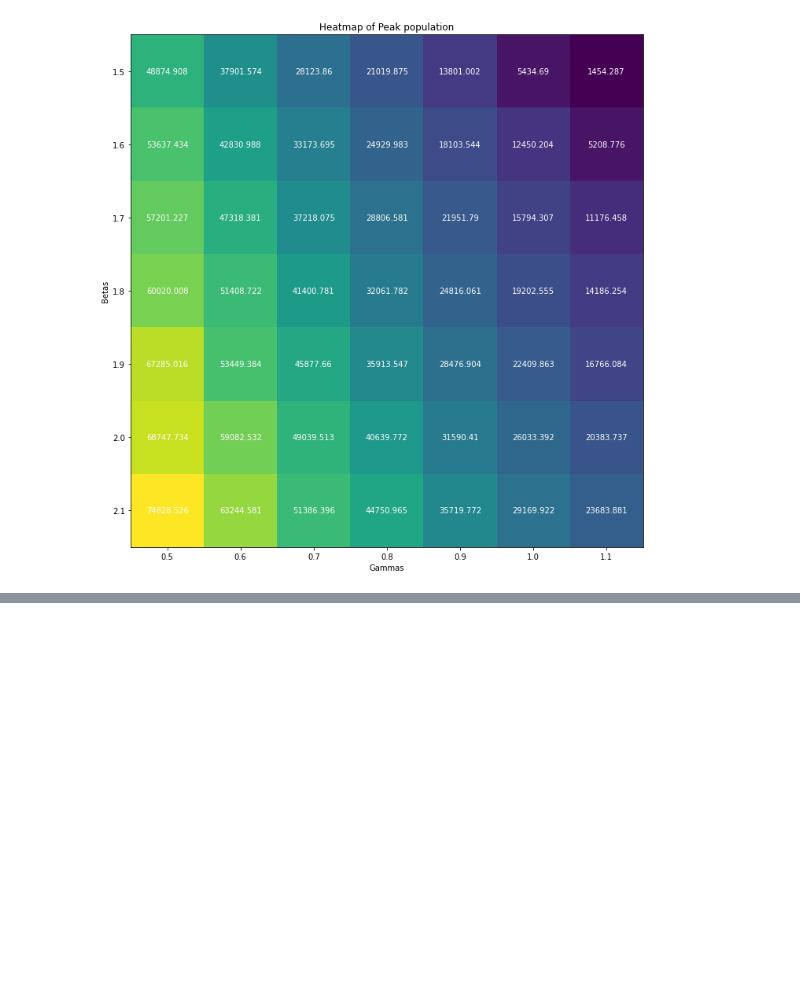
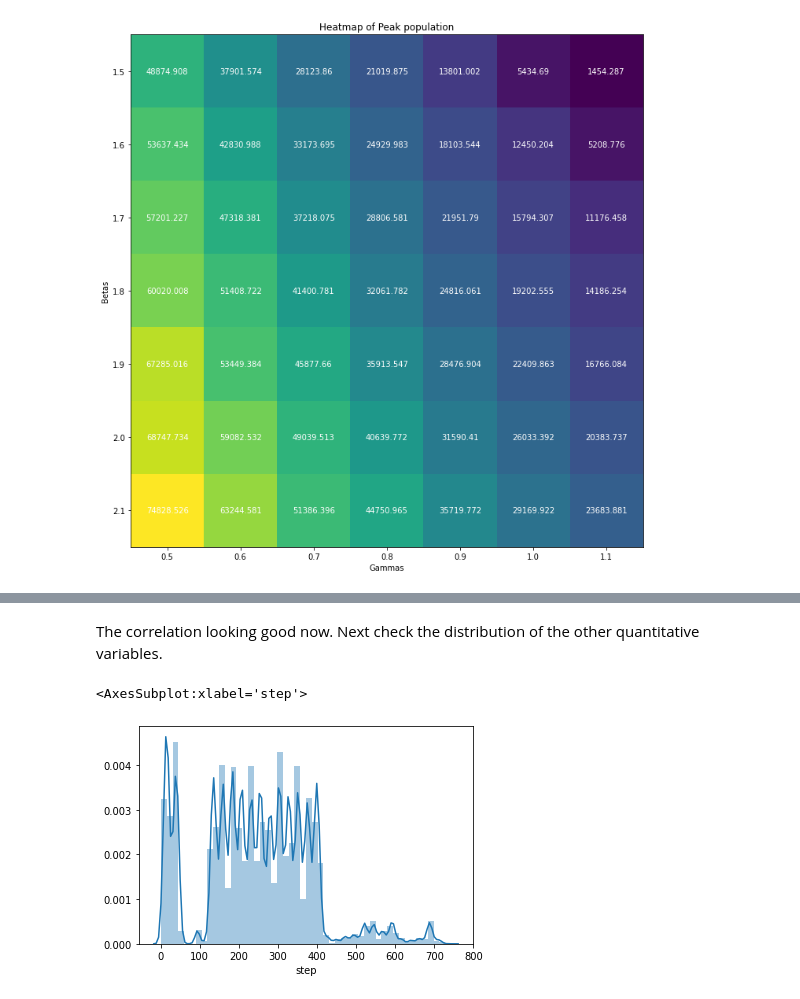
Before and after one commit to xyqiuchloe/BIS-634-Homework-XinyueQiu, a Jupyter notebook: homework3/assignment3.ipynb, the cells around one changed output, grey strips where cells are left out. Saved outputs shown, nothing was run; the diff lists cells and outputs as text; code cells hidden in the pictures; blank space fills up the shorter version.

```diff
--- a/homework3/assignment3.ipynb
+++ b/homework3/assignment3.ipynb
@@ -451,0 +530,7 @@ plt.show()
+# %% [markdown]
+The correlation looking good now. Next check the distribution of the other quantitative variables.
+# %%
+sns.distplot(data['step'])
+# %% [output]
+<AxesSubplot:xlabel='step'>
+[figure, added]
```
Also changed, not shown: parts of 27 cells of this notebook.
